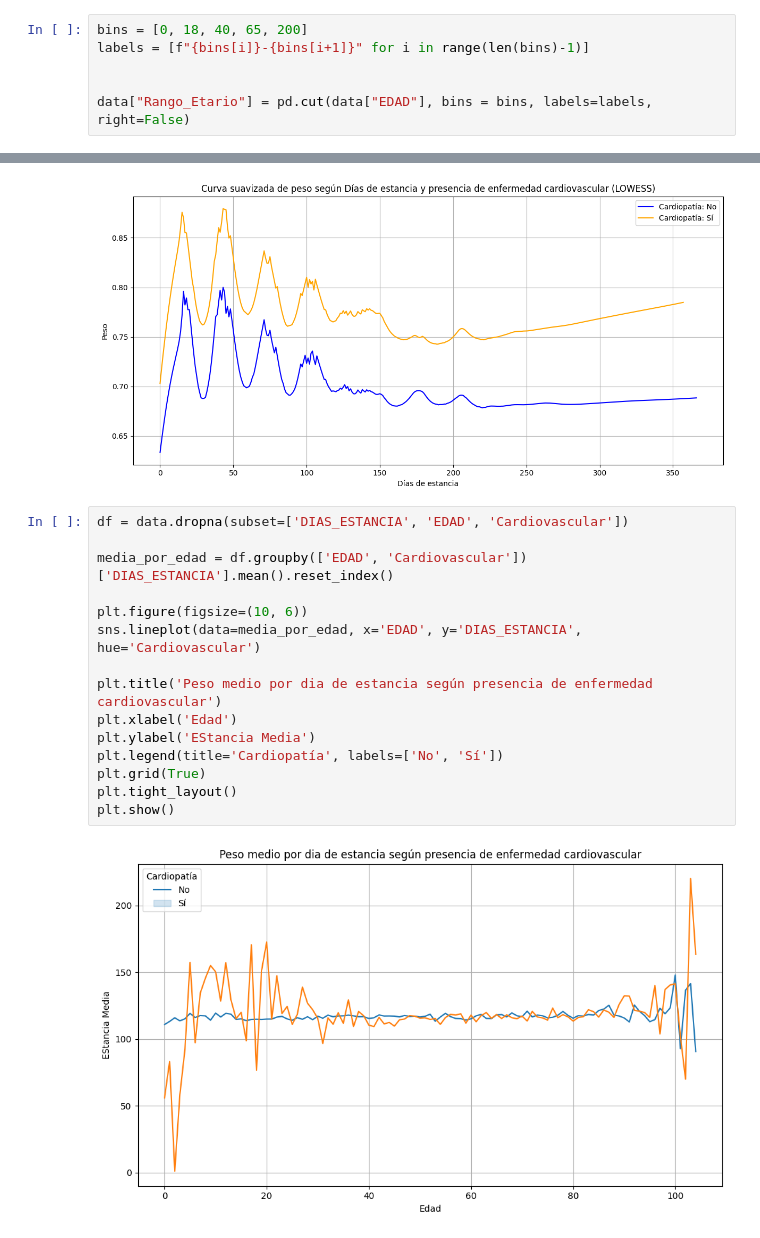
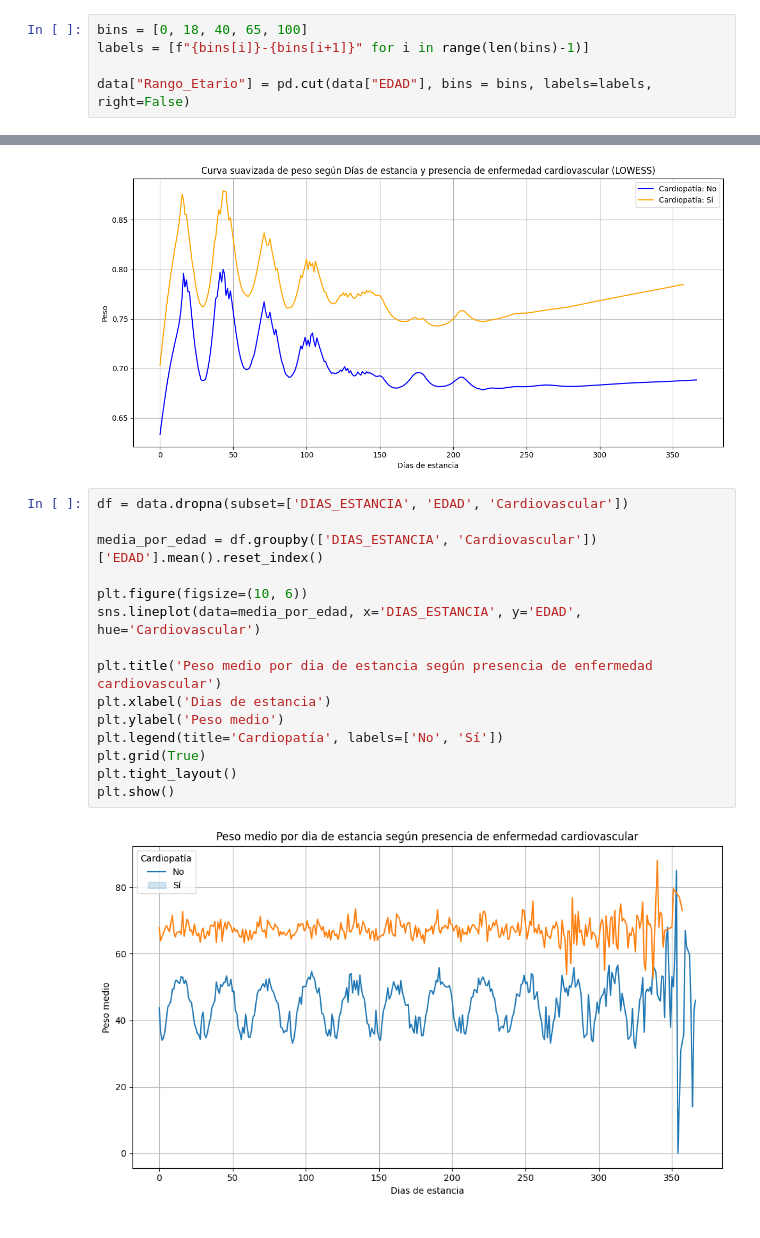
Before and after one commit to MYR2003/Examen-Estadisticas, a Jupyter notebook: examen.ipynb, the cells around one changed output, grey strips where cells are left out. Saved outputs shown, nothing was run; the diff lists cells and outputs as text.

```diff
--- a/examen.ipynb
+++ b/examen.ipynb
@@ -185,10 +185,9 @@ sns.histplot(data['IR_29301_PESO'], bins=30, kde=True)
 - **Pregunta secundaria 2:** ¿Como distribuyen las personas con multimorbilidad en relación al costo?
 - **Pregunta secundaria 3:** ¿Existen regiones cuyos costos sean diferentes en comparación al país?
 # %%
-bins = [0, 18, 40, 65, 200]
+bins = [0, 18, 40, 65, 100]
 labels = [f"{bins[i]}-{bins[i+1]}" for i in range(len(bins)-1)]
 
-
 data["Rango_Etario"] = pd.cut(data["EDAD"], bins = bins, labels=labels, right=False)
 # %%
 sns.histplot(data['Rango_Etario'], bins=30, kde=True)
@@ -423,20 +422,20 @@ plt.show()
 # %%
 df = data.dropna(subset=['DIAS_ESTANCIA', 'EDAD', 'Cardiovascular'])
 
-media_por_edad = df.groupby(['EDAD', 'Cardiovascular'])['DIAS_ESTANCIA'].mean().reset_index()
+media_por_edad = df.groupby(['DIAS_ESTANCIA', 'Cardiovascular'])['EDAD'].mean().reset_index()
 
 plt.figure(figsize=(10, 6))
-sns.lineplot(data=media_por_edad, x='EDAD', y='DIAS_ESTANCIA', hue='Cardiovascular')
+sns.lineplot(data=media_por_edad, x='DIAS_ESTANCIA', y='EDAD', hue='Cardiovascular')
 
 plt.title('Peso medio por dia de estancia según presencia de enfermedad cardiovascular')
-plt.xlabel('Edad')
-plt.ylabel('EStancia Media')
+plt.xlabel('Dias de estancia')
+plt.ylabel('Peso medio')
 plt.legend(title='Cardiopatía', labels=['No', 'Sí'])
 plt.grid(True)
 plt.tight_layout()
 plt.show()
 # %% [output]
-[figure, old version]
+[figure, new version]
 # %%
 plt.figure(figsize=(12, 6))
 
```
Also changed, not shown: parts of 4 cells of this notebook.
